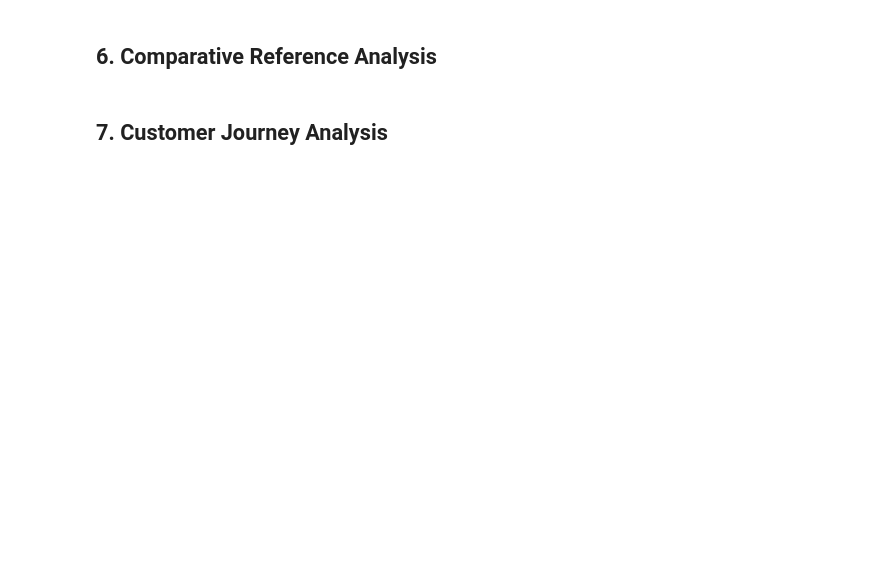
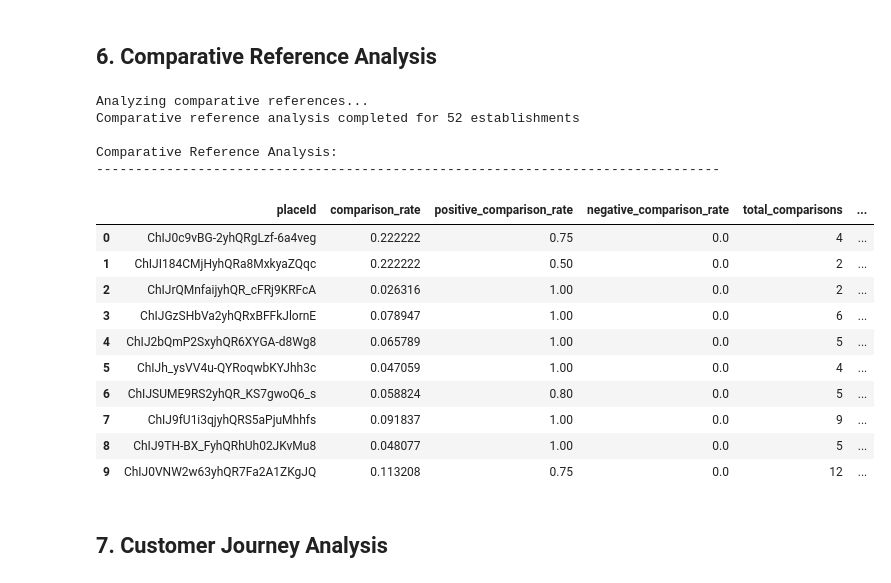
Before and after one commit to yigityavuz-tud/verisanus, a Jupyter notebook: console_analysis.ipynb, the cells around one changed output. Saved outputs shown, nothing was run; the diff lists cells and outputs as text; code cells hidden in the pictures; blank space fills up the shorter version.

```diff
--- a/console_analysis.ipynb
+++ b/console_analysis.ipynb
@@ -55,9 +161,26 @@ display(authenticity_metrics[['title', 'is_polarized', 'high_five_star_rate', 'h
 # %%
 # Analyze comparative references
 comparative_metrics = analyzer.analyze_comparative_references()
 print("\nComparative Reference Analysis:")
 print("-" * 80)
-display(comparative_metrics[['title', 'comparison_rate', 'positive_comparison_rate', 'negative_comparison_rate']].head(10))
+display(comparative_metrics.head(10))
+# %% [output]
+Analyzing comparative references...
+Comparative reference analysis completed for 52 establishments
+
+Comparative Reference Analysis:
+--------------------------------------------------------------------------------
+|  | placeId | comparison_rate | positive_comparison_rate | negative_comparison_rate | total_comparisons | ... |
+| 0 | ChIJ0c9vBG-2yhQRgLzf-6a4veg | 0.222222 | 0.75 | 0.0 | 4 | ... |
+| 1 | ChIJI184CMjHyhQRa8MxkyaZQqc | 0.222222 | 0.50 | 0.0 | 2 | ... |
+| 2 | ChIJrQMnfaijyhQR_cFRj9KRFcA | 0.026316 | 1.00 | 0.0 | 2 | ... |
+| 3 | ChIJGzSHbVa2yhQRxBFFkJlornE | 0.078947 | 1.00 | 0.0 | 6 | ... |
+| 4 | ChIJ2bQmP2SxyhQR6XYGA-d8Wg8 | 0.065789 | 1.00 | 0.0 | 5 | ... |
+| 5 | ChIJh_ysVV4u-QYRoqwbKYJhh3c | 0.047059 | 1.00 | 0.0 | 4 | ... |
+| 6 | ChIJSUME9RS2yhQR_KS7gwoQ6_s | 0.058824 | 0.80 | 0.0 | 5 | ... |
+| 7 | ChIJ9fU1i3qjyhQRS5aPjuMhhfs | 0.091837 | 1.00 | 0.0 | 9 | ... |
+| 8 | ChIJ9TH-BX_FyhQRhUh02JKvMu8 | 0.048077 | 1.00 | 0.0 | 5 | ... |
+| 9 | ChIJ0VNW2w63yhQR7Fa2A1ZKgJQ | 0.113208 | 0.75 | 0.0 | 12 | ... |
 # %% [markdown]
 ## 7. Customer Journey Analysis
 # %%
```
Also changed, not shown: parts of 10 cells of this notebook, 6 other files.
